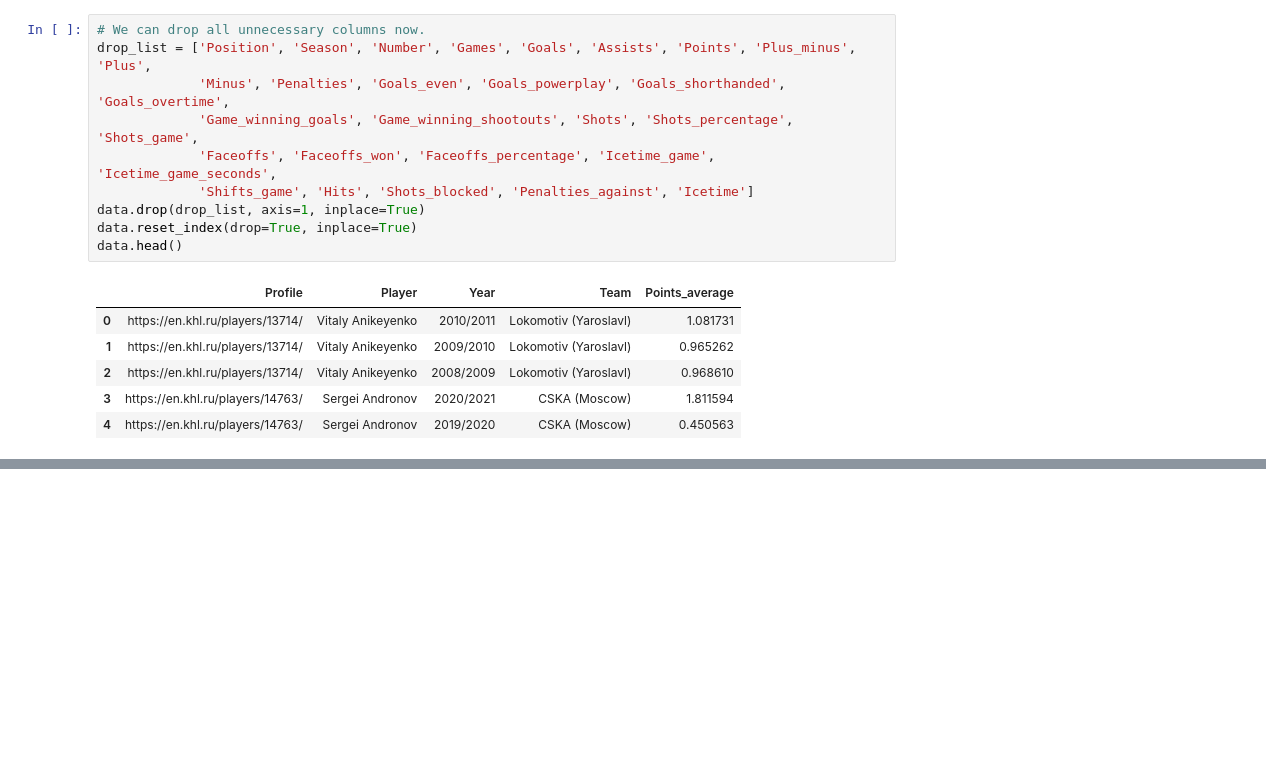
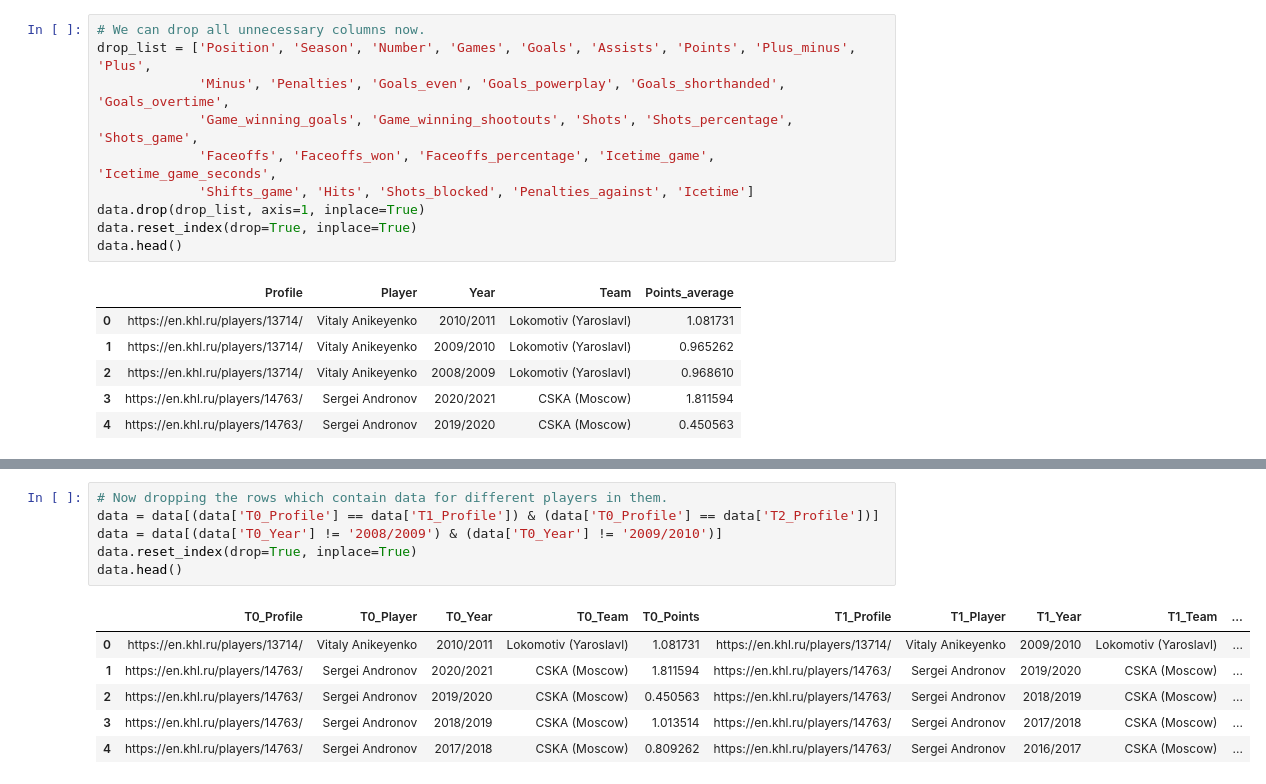
Before and after one commit to Dark-Hobbit/khl, a Jupyter notebook: analysing_player_data/predicting_season_points.ipynb, the cells around one changed output, grey strips where cells are left out. Drawn from its saved outputs; the diff is of its cells as text; blank space fills up the shorter version.

```diff
--- a/analysing_player_data/predicting_season_points.ipynb
+++ b/analysing_player_data/predicting_season_points.ipynb
@@ -147,0 +128,13 @@ data.head()
+# %%
+# Now dropping the rows which contain data for different players in them.
+data = data[(data['T0_Profile'] == data['T1_Profile']) & (data['T0_Profile'] == data['T2_Profile'])]
+data = data[(data['T0_Year'] != '2008/2009') & (data['T0_Year'] != '2009/2010')]
+data.reset_index(drop=True, inplace=True)
+data.head()
+# %% [output]
+|  | T0_Profile | T0_Player | T0_Year | T0_Team | T0_Points | T1_Profile | T1_Player | T1_Year | T1_Team | ... |
+| 0 | https://en.khl.ru/players/13714/ | Vitaly Anikeyenko | 2010/2011 | Lokomotiv (Yaroslavl) | 1.081731 | https://en.khl.ru/players/13714/ | Vitaly Anikeyenko | 2009/2010 | Lokomotiv (Yaroslavl) | ... |
+| 1 | https://en.khl.ru/players/14763/ | Sergei Andronov | 2020/2021 | CSKA (Moscow) | 1.811594 | https://en.khl.ru/players/14763/ | Sergei Andronov | 2019/2020 | CSKA (Moscow) | ... |
+| 2 | https://en.khl.ru/players/14763/ | Sergei Andronov | 2019/2020 | CSKA (Moscow) | 0.450563 | https://en.khl.ru/players/14763/ | Sergei Andronov | 2018/2019 | CSKA (Moscow) | ... |
+| 3 | https://en.khl.ru/players/14763/ | Sergei Andronov | 2018/2019 | CSKA (Moscow) | 1.013514 | https://en.khl.ru/players/14763/ | Sergei Andronov | 2017/2018 | CSKA (Moscow) | ... |
+| 4 | https://en.khl.ru/players/14763/ | Sergei Andronov | 2017/2018 | CSKA (Moscow) | 0.809262 | https://en.khl.ru/players/14763/ | Sergei Andronov | 2016/2017 | CSKA (Moscow) | ... |
```
Also changed, not shown: parts of 37 cells of this notebook.
